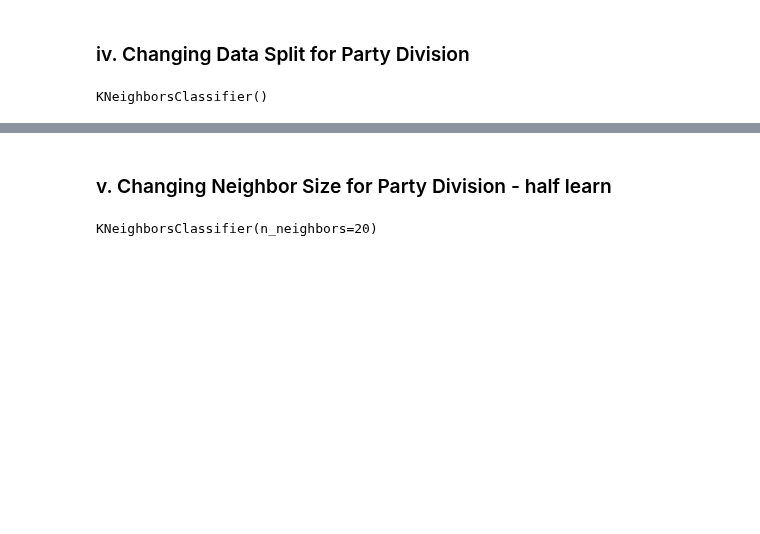
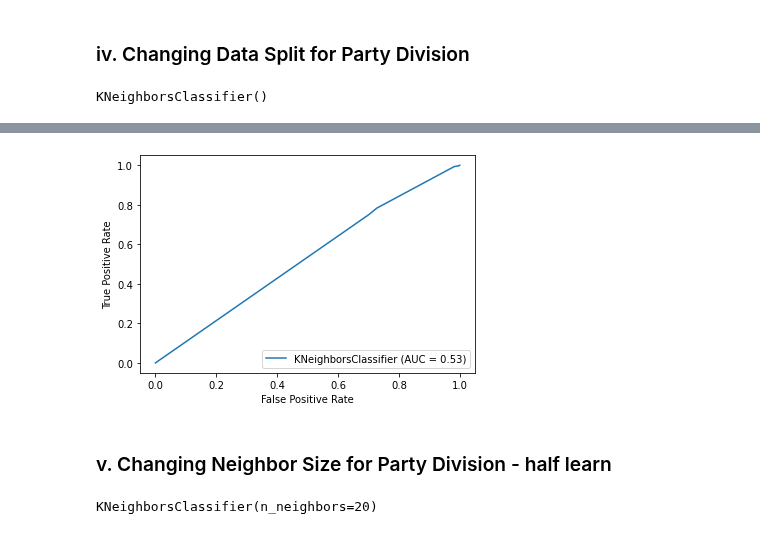
Before and after one commit to cporterbellarmine/Group_Project_JR_CNP, a Jupyter notebook: group_project_jrr_cnp.ipynb, the cells around one changed output, grey strips where cells are left out. Cells and saved outputs as stored; diff of their text form; code cells hidden in the pictures; blank space fills up the shorter version.

```diff
--- a/group_project_jrr_cnp.ipynb
+++ b/group_project_jrr_cnp.ipynb
@@ -342,3 +351,8 @@ print(accuracy, precision, recall, f1)
+# %%
+roc2 = metrics.plot_roc_curve(knn_model,x_test, y_test)
+plt.savefig('roc2.png')
+# %% [output]
+[figure, added]
 # %% [markdown]
 ### v. Changing Neighbor Size for Party Division - half learn
 # %%
```
Also changed, not shown: parts of 71 cells of this notebook, 15 other files.
